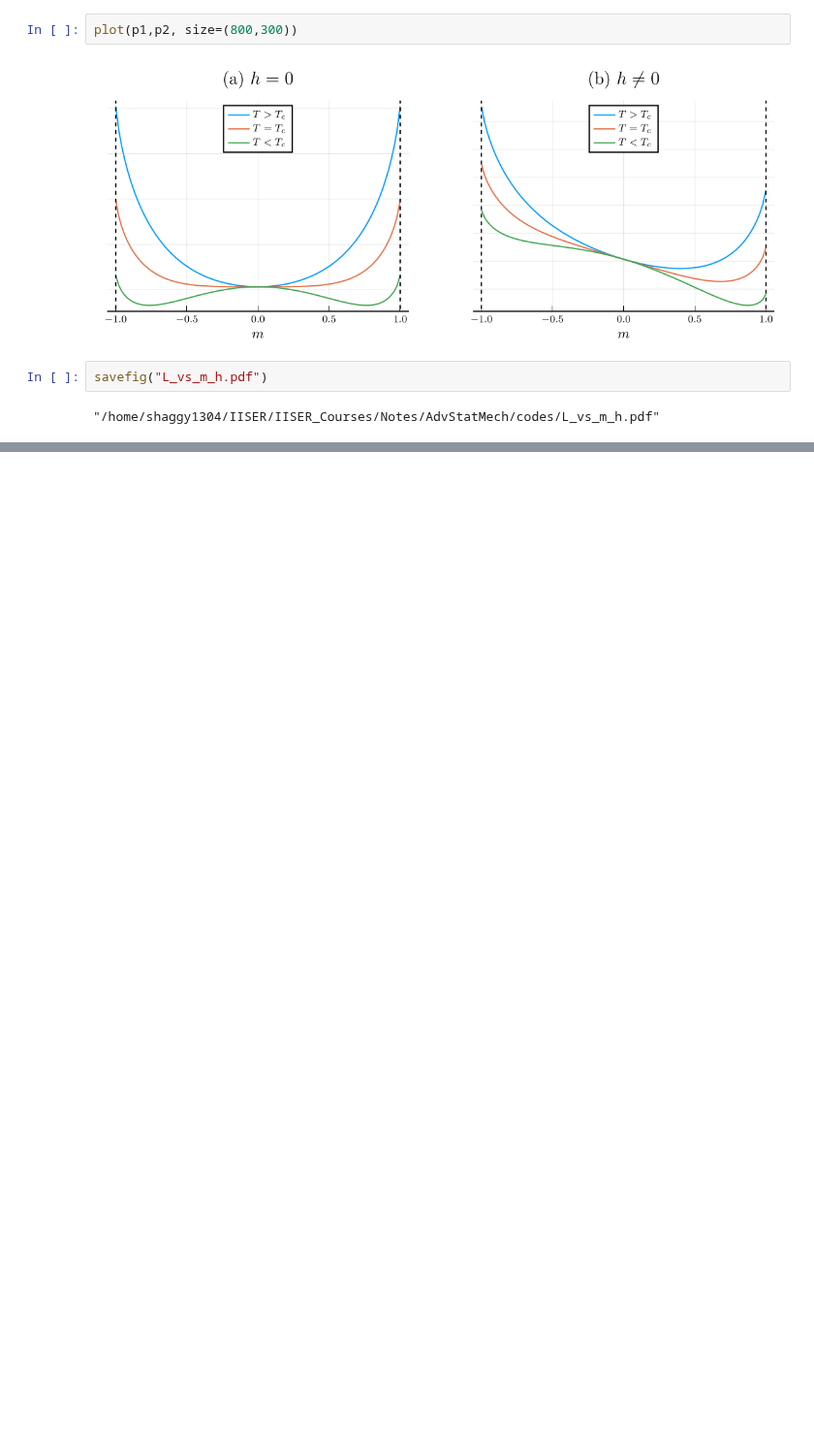
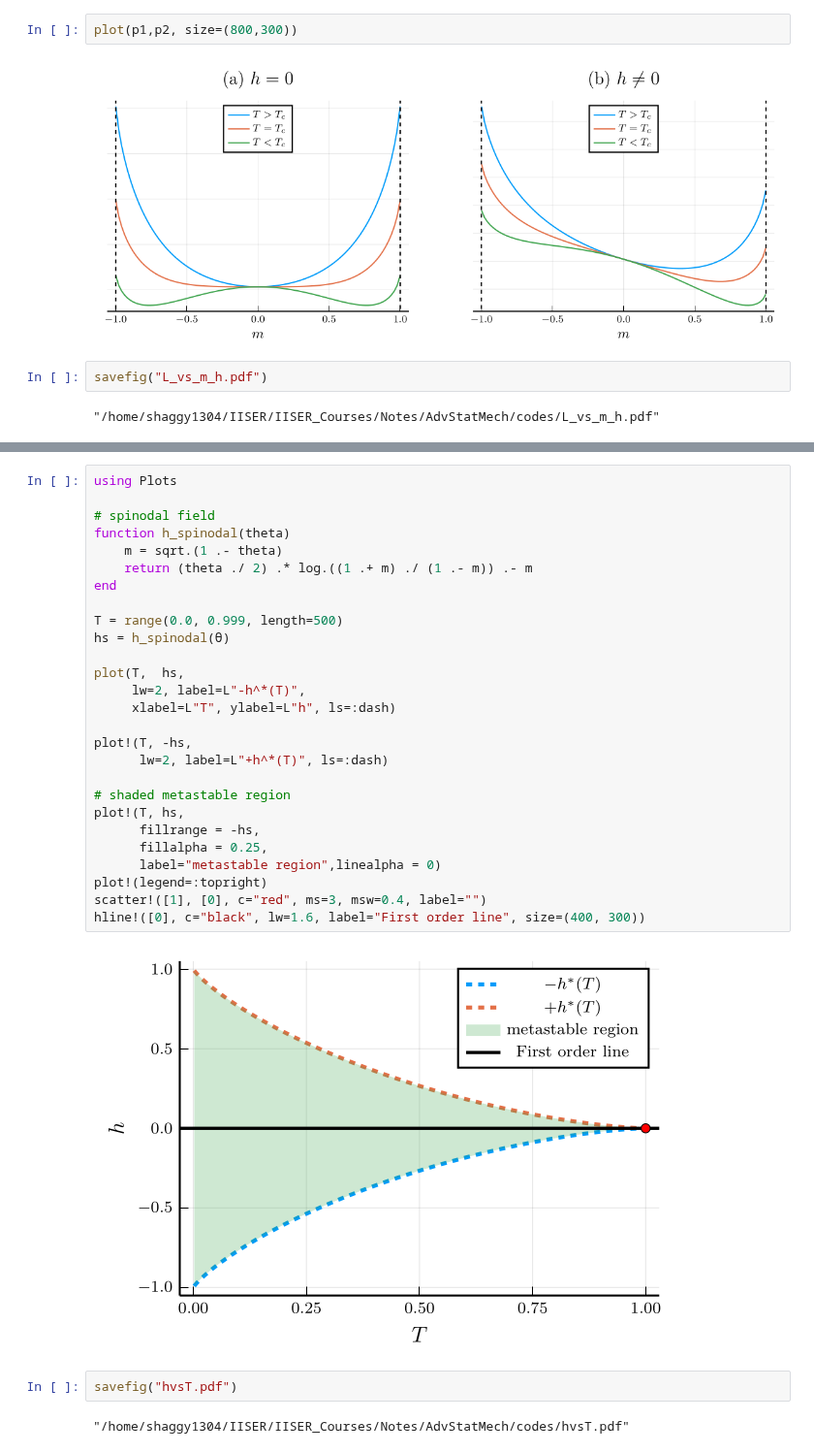
Before and after one commit to LoneWolf1304/Notes, a Jupyter notebook: AdvStatMech/codes/some_plots.ipynb, the cells around one changed output, grey strips where cells are left out. Shown at 97% size. Drawn from its saved outputs; the diff is of its cells as text; blank space fills up the shorter version.

```diff
--- a/AdvStatMech/codes/some_plots.ipynb
+++ b/AdvStatMech/codes/some_plots.ipynb
@@ -73,0 +88,33 @@ p2= vline!([1], ls=:dash, c="black", label="", size=(450,300), xlabel=L"m")
+# %%
+using Plots
+
+# spinodal field
+function h_spinodal(theta)
+    m = sqrt.(1 .- theta)
+    return (theta ./ 2) .* log.((1 .+ m) ./ (1 .- m)) .- m
+end
+
+T = range(0.0, 0.999, length=500)
+hs = h_spinodal(θ)
+
+plot(T,  hs,
+     lw=2, label=L"-h^*(T)",
+     xlabel=L"T", ylabel=L"h", ls=:dash)
+
+plot!(T, -hs,
+      lw=2, label=L"+h^*(T)", ls=:dash)
+
+# shaded metastable region
+plot!(T, hs,
+      fillrange = -hs,
+      fillalpha = 0.25,
+      label="metastable region",linealpha = 0)
+plot!(legend=:topright)
+scatter!([1], [0], c="red", ms=3, msw=0.4, label="")
+hline!([0], c="black", lw=1.6, label="First order line", size=(400, 300))
+# %% [output]
+[figure, added]
+# %%
+savefig("hvsT.pdf")
+# %% [output]
+"/home/shaggy1304/IISER/IISER_Courses/Notes/AdvStatMech/codes/hvsT.pdf"
```
Also changed, not shown: parts of 13 cells of this notebook, 11 other files.
